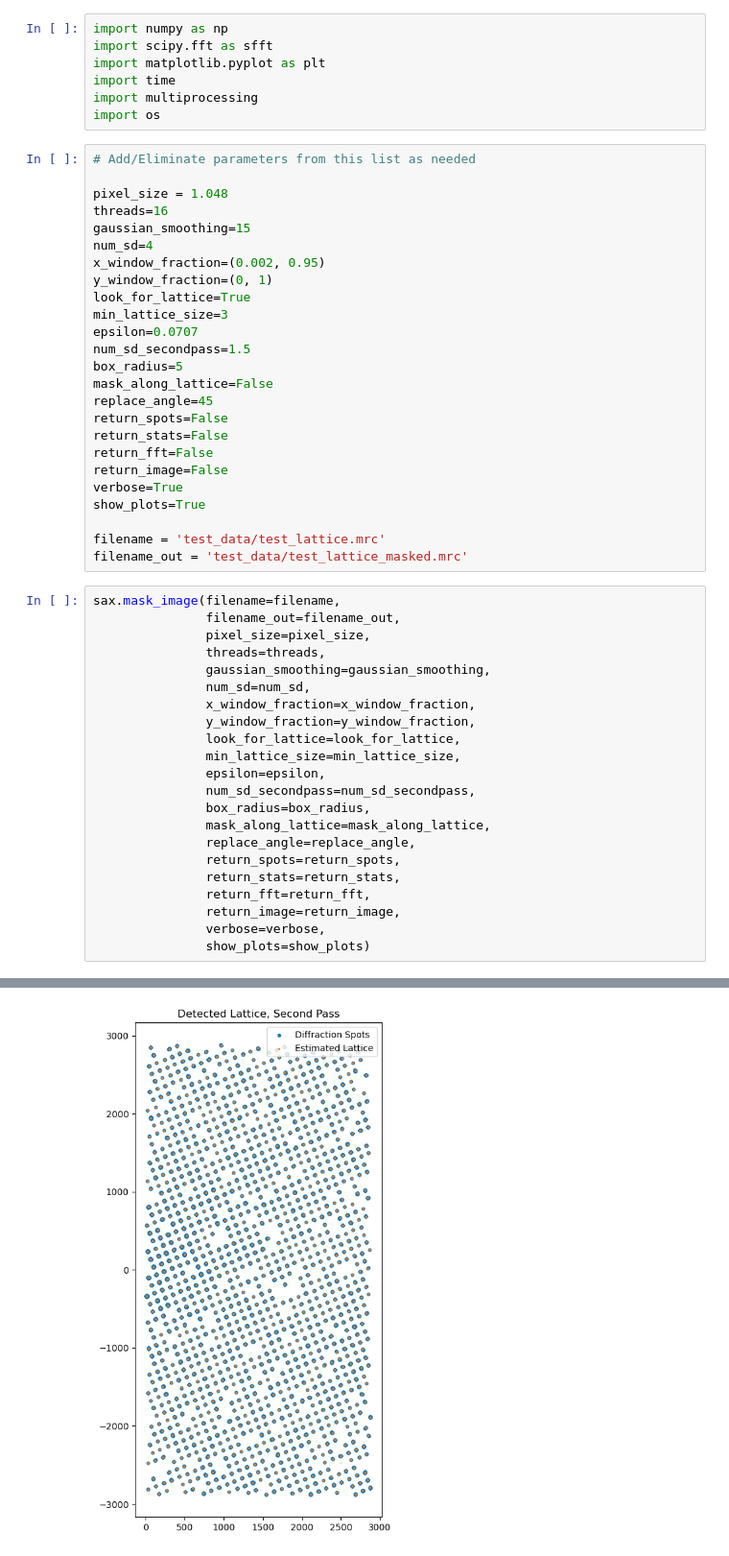
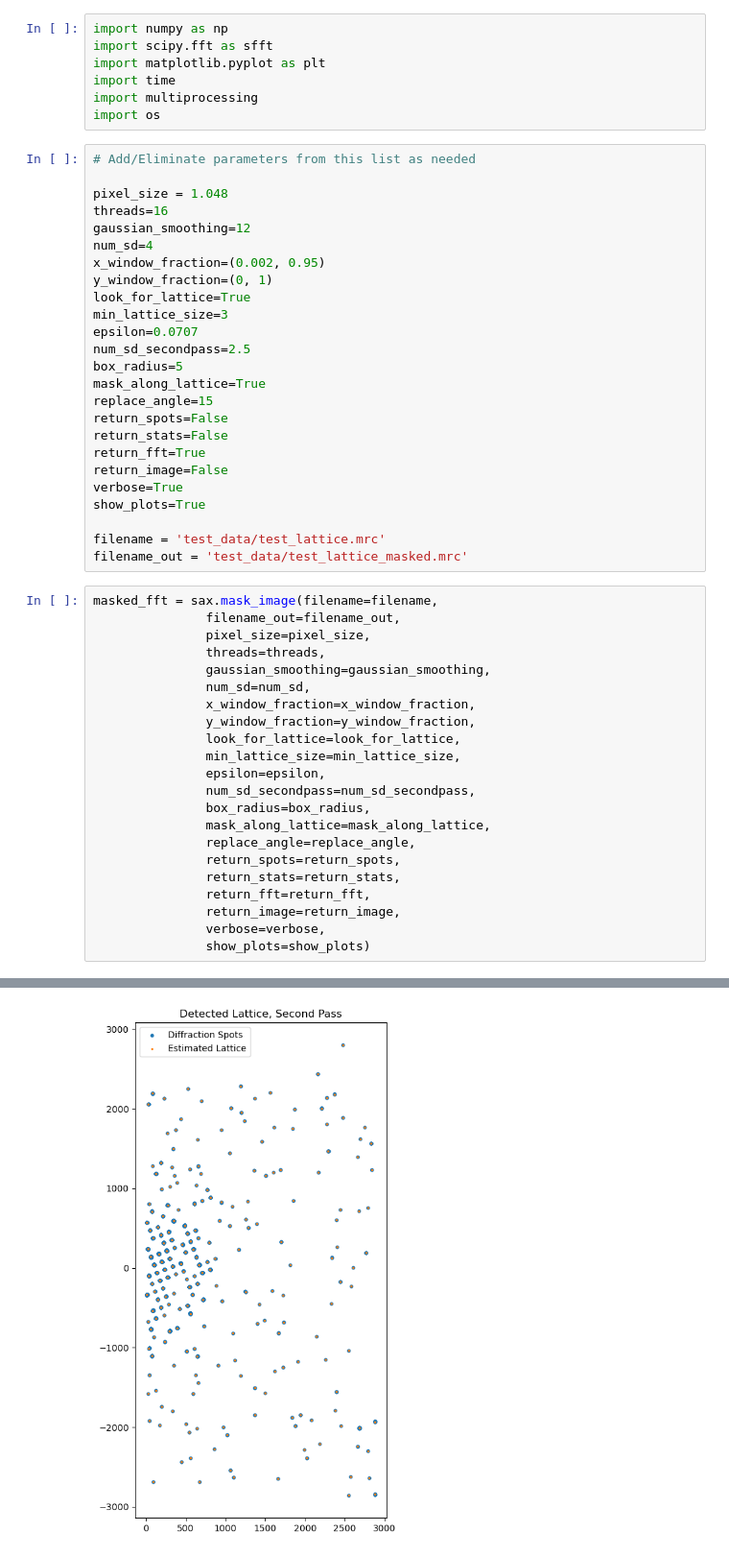
Before and after one commit to r-karimi/saxtal, a Jupyter notebook: modify_masking.ipynb, the cells around one changed output, grey strips where cells are left out. Shown at 96% size. Drawn from its saved outputs; the diff is of its cells as text.

```diff
--- a/modify_masking.ipynb
+++ b/modify_masking.ipynb
@@ -34,20 +34,20 @@ import os
 
 pixel_size = 1.048
 threads=16
-gaussian_smoothing=15
+gaussian_smoothing=12
 num_sd=4
 x_window_fraction=(0.002, 0.95)
 y_window_fraction=(0, 1)
 look_for_lattice=True
 min_lattice_size=3
 epsilon=0.0707
-num_sd_secondpass=1.5
+num_sd_secondpass=2.5
 box_radius=5
-mask_along_lattice=False
-replace_angle=45
+mask_along_lattice=True
+replace_angle=15
 return_spots=False
 return_stats=False
-return_fft=False
+return_fft=True
 return_image=False
 verbose=True
 show_plots=True
@@ -55,7 +55,7 @@ show_plots=True
 filename = 'test_data/test_lattice.mrc'
 filename_out = 'test_data/test_lattice_masked.mrc'
 # %%
-sax.mask_image(filename=filename,
+masked_fft = sax.mask_image(filename=filename,
                filename_out=filename_out,
                pixel_size=pixel_size,
                threads=threads,
@@ -118,3 +118,3 @@ This run resulted in a basis larger than the last: 32833
 Terminating loop.
 ------------------------------------
-[figure, old version]
+[figure, new version]
```
Also changed, not shown: parts of 4 cells of this notebook, 2 other files.
